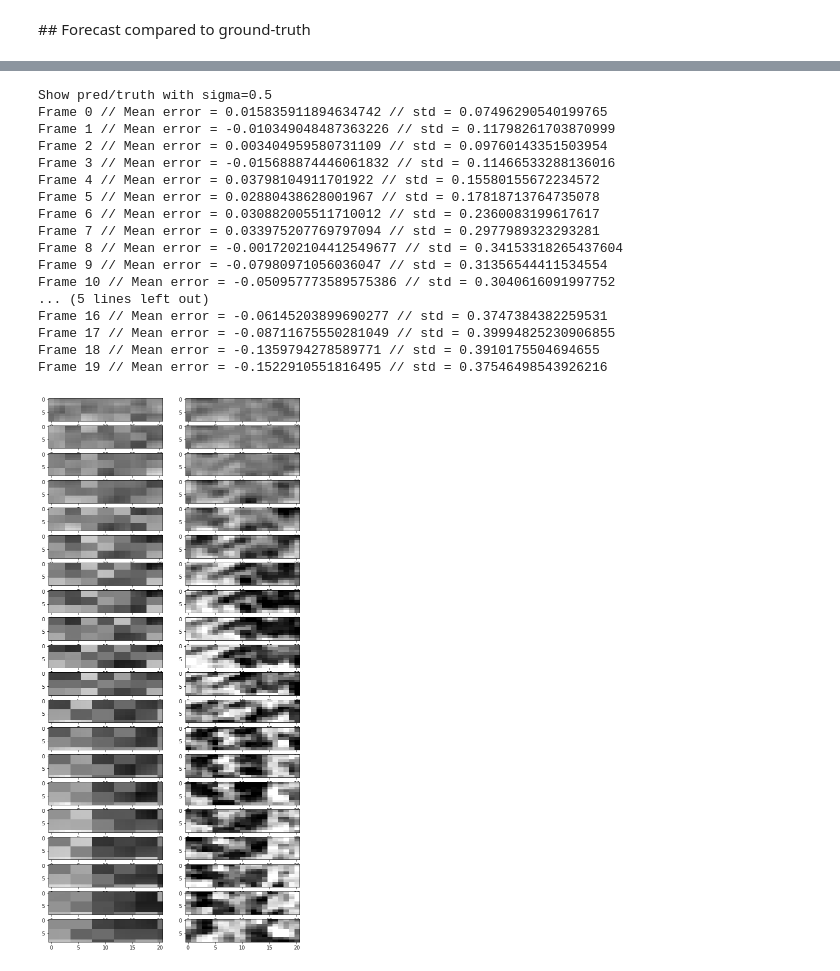
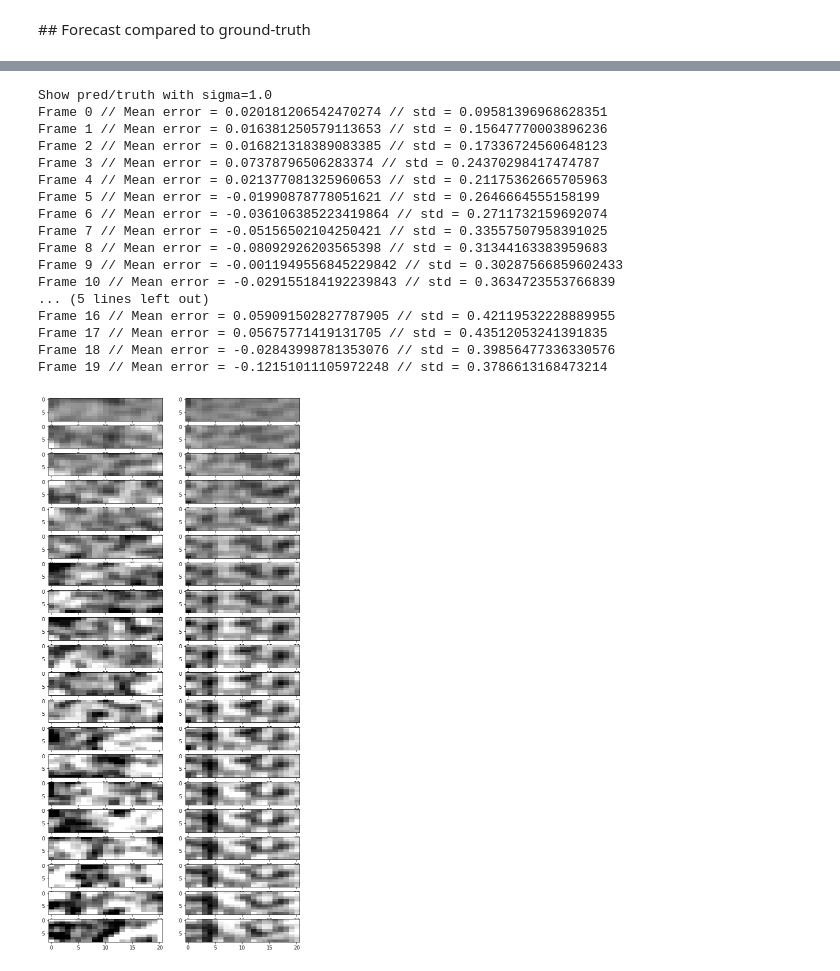
Before and after one commit to Hadjubuntu/baby_env, a Jupyter notebook: notebooks/1__Enjoy_BabyEnv.ipynb, the cells around one changed output, grey strips where cells are left out. Drawn from its saved outputs; the diff is of its cells as text; code cells hidden in the pictures.

Commit message:
new conf/method

```diff
--- a/notebooks/1__Enjoy_BabyEnv.ipynb
+++ b/notebooks/1__Enjoy_BabyEnv.ipynb
@@ -42,6 +44,10 @@ print(json.dumps(env.conf, indent=4))
         "validation": 1
     }
 }
+# %%
+env.conf['sigma_prediction'] = 0.5
+env.conf['gamma_gaussian_value'] = 0.2
+env.conf['sigma_gaussian_value'] = 0.8
 # %% [markdown]
 ### Ground-truth
 Ground truth are matrix generated with numpy random and filter gaussian
@@ -128,11 +134,10 @@ def show_prediction_ground_truth():
     plt.figure(figsize=obs.shape[:2])
     columns = 2
 
-    t = 0
+    t=0
     i_plt = 0
 
-    for i in range(env.conf['n_frame']):
-
+    for i in range(0,env.conf['n_frame']):
         error = obs[:, :, i] - env.ground_truth[:, :, t]
         print(f"Frame {i} // Mean error = {np.mean(error)} // std = {np.std(error)}")
 
@@ -146,7 +151,7 @@ def show_prediction_ground_truth():
 
         i_plt += 1
 
-        t += i
+        t=i+1
 # %%
 # Show with initial configuration
 show_prediction_ground_truth()
@@ -172,25 +177,27 @@ Frame 19 // Mean error = 0.00910554539675092 // std = 0.2707452793525793
 # %%
 original_sigma=env.conf['sigma_prediction']
 
-env.conf['sigma_prediction']=0.5
+env.conf['sigma_prediction'] = 1.0
+env.conf['gamma_gaussian_value'] = 1.0
+
 show_prediction_ground_truth()
 env.conf['sigma_prediction']=original_sigma
 # %% [output]
-Show pred/truth with sigma=0.5
-Frame 0 // Mean error = 0.015835911894634742 // std = 0.07496290540199765
-Frame 1 // Mean error = -0.010349048487363226 // std = 0.11798261703870999
-Frame 2 // Mean error = 0.003404959580731109 // std = 0.09760143351503954
-Frame 3 // Mean error = -0.015688874446061832 // std = 0.11466533288136016
-Frame 4 // Mean error = 0.03798104911701922 // std = 0.15580155672234572
-Frame 5 // Mean error = 0.02880438628001967 // std = 0.17818713764735078
-Frame 6 // Mean error = 0.030882005511710012 // std = 0.2360083199617617
-Frame 7 // Mean error = 0.033975207769797094 // std = 0.2977989323293281
-Frame 8 // Mean error = -0.0017202104412549677 // std = 0.34153318265437604
-Frame 9 // Mean error = -0.07980971056036047 // std = 0.31356544411534554
-Frame 10 // Mean error = -0.050957773589575386 // std = 0.3040616091997752
+Show pred/truth with sigma=1.0
+Frame 0 // Mean error = 0.020181206542470274 // std = 0.09581396968628351
+Frame 1 // Mean error = 0.016381250579113653 // std = 0.15647770003896236
+Frame 2 // Mean error = 0.016821318389083385 // std = 0.17336724560648123
+Frame 3 // Mean error = 0.07378796506283374 // std = 0.24370298417474787
+Frame 4 // Mean error = 0.021377081325960653 // std = 0.21175362665705963
+Frame 5 // Mean error = -0.01990878778051621 // std = 0.2646664555158199
+Frame 6 // Mean error = -0.036106385223419864 // std = 0.2711732159692074
+Frame 7 // Mean error = -0.05156502104250421 // std = 0.33557507958391025
+Frame 8 // Mean error = -0.08092926203565398 // std = 0.31344163383959683
+Frame 9 // Mean error = -0.0011949556845229842 // std = 0.30287566859602433
+Frame 10 // Mean error = -0.029155184192239843 // std = 0.3634723553766839
 ... (5 lines left out)
-Frame 16 // Mean error = -0.06145203899690277 // std = 0.3747384382259531
-Frame 17 // Mean error = -0.08711675550281049 // std = 0.39994825230906855
-Frame 18 // Mean error = -0.1359794278589771 // std = 0.3910175504694655
-Frame 19 // Mean error = -0.1522910551816495 // std = 0.37546498543926216
+Frame 16 // Mean error = 0.059091502827787905 // std = 0.42119532228889955
+Frame 17 // Mean error = 0.05675771419131705 // std = 0.43512053241391835
+Frame 18 // Mean error = -0.02843998781353076 // std = 0.39856477336330576
+Frame 19 // Mean error = -0.12151011105972248 // std = 0.3786613168473214
-[figure, old version]
+[figure, new version]
```
Also changed, not shown: parts of 3 cells of this notebook, 3 other files.
